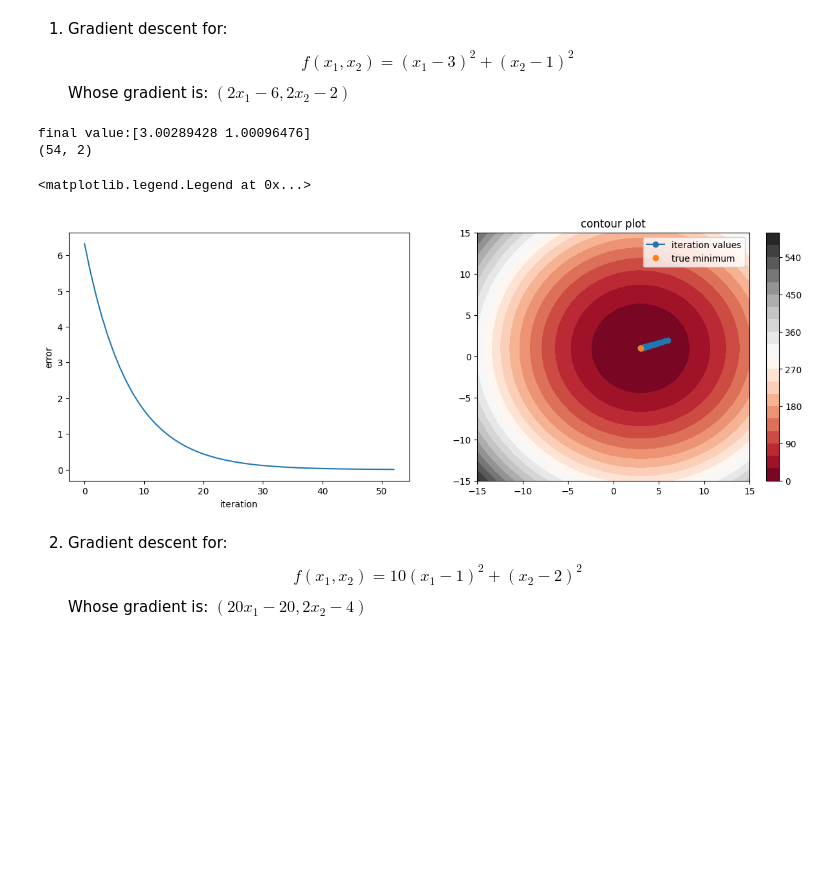
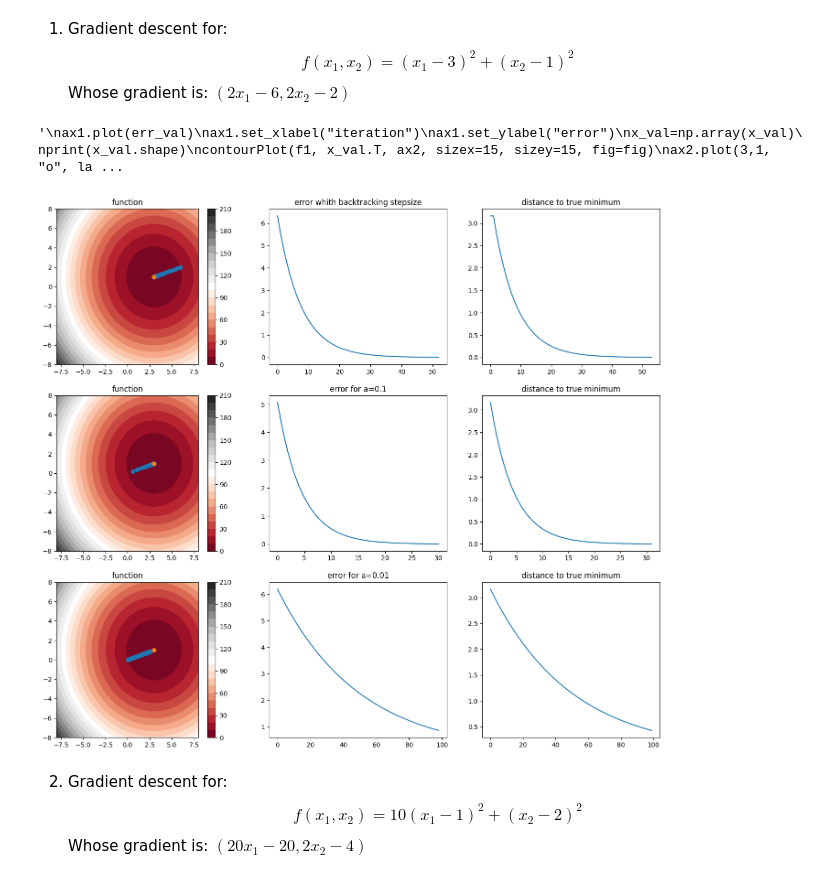
Before and after one commit to danielenapo/AI_unibo, a Jupyter notebook: Maths4ML/Homeworks/3/GD.ipynb, the cells around one changed output. Cells and saved outputs as stored; diff of their text form; code cells hidden in the pictures; blank space fills up the shorter version.

```diff
--- a/Maths4ML/Homeworks/3/GD.ipynb
+++ b/Maths4ML/Homeworks/3/GD.ipynb
@@ -64,9 +64,12 @@ As outputs we want:
 
 For these examples, I always set $x_0=0$
 # %%
-def GD(f, grad_f, x0, tolf, tolx, kmax):
+def GD(f, grad_f, x0, tolf, tolx, kmax, a):
     #initialization
-    a=1 #stepsize
+    #a=1 #stepsize
+    backt=False
+    if a==1:
+        backt=True
     f_val=np.zeros((kmax,))
     err_val=np.zeros((kmax,))
     #if(x_val.shape)
@@ -78,7 +81,8 @@ def GD(f, grad_f, x0, tolf, tolx, kmax):
     while (conditions):
         #update a
         if(k!=0):
-            a=backtracking(f, grad_f, x)
+            if(backt==True):
+                a=backtracking(f, grad_f, x)
         #update x
         x=x0-a*grad_f(x0)
         #store values
@@ -138,29 +142,51 @@ Whose gradient is: $(2x_1 -6, 2x_2-2)$
 # %%
 def f1(x):
     res=(x[0]-3)**2 + (x[1]-1)**2
     return res
 def grad_f1(x):
     return np.array((2*x[0] -6, 2*x[1]-2))
 
+a_vals=np.array((1, 0.1, 0.01))
 x_true=np.array((3,1))
 x0=np.array((0,0))
-#print(x0.shape)
-x_val, f_val, err_val=GD(f1, grad_f1, x0, 1e-3, 1e-3, kmax=500)
-print(f"final value:{x_val[-1]}")
-fig, (ax1, ax2)=plt.subplots(1,2, figsize=(15,5))
+x_vals=[]
+f_vals=[]
+err_vals=[]
+for a in a_vals:
+    x_val, f_val, err_val=GD(f1, grad_f1, x0, 1e-3, 1e-3, 100, a)
+    x_vals.append(x_val)
+    f_vals.append(f_val)
+    err_vals.append(err_val)
+
+fig, ax = plt.subplots(3,3, figsize=(17,15))
+for i in range(len(a_vals)):
+    val=x_vals[i]
+    contourPlot(f1, np.array(val).T, ax[i,0], sizex=8, sizey=8, fig=fig)
+
+    ax[i,0].set_title(f"function")
+    ax[i,0].plot(x_true[0], x_true[1], "o", label="true minimum")
+
+    ax[i,1].plot(err_vals[i])
+    if(a_vals[i]==1):
+        ax[i,1].set_title("error whith backtracking stepsize")
+    else:
+        ax[i,1].set_title(f"error for a={a_vals[i]}")
+    ax[i,2].plot(np.linalg.norm(x_vals[i]-x_true, axis=1, ord=2))
+    ax[i,2].set_title("distance to true minimum")
+
+'''
 ax1.plot(err_val)
 ax1.set_xlabel("iteration")
 ax1.set_ylabel("error")
 x_val=np.array(x_val)
 print(x_val.shape)
 contourPlot(f1, x_val.T, ax2, sizex=15, sizey=15, fig=fig)
 ax2.plot(3,1, "o", label="true minimum")
 plt.legend()
+'''
 # %% [output]
-final value:[3.00289428 1.00096476]
-(54, 2)
+'\nax1.plot(err_val)\nax1.set_xlabel("iteration")\nax1.set_ylabel("error")\nx_val=np.array(x_val)\nprint(x_val.shape)\ncontourPlot(f1, x_val.T, ax2, sizex=15, sizey=15, fig=fig)\nax2.plot(3,1, "o", la ...
-<matplotlib.legend.Legend at 0x...>
-[figure, old version]
+[figure, new version]
 # %% [markdown]
 2) Gradient descent for: $$f(x_1, x_2) = 10(x_1 − 1)^2 + (x_2 − 2)^2$$
 Whose gradient is: $(20x_1 -20, 2x_2-4)$
```
Also changed, not shown: parts of 5 cells of this notebook, 27 other files.
